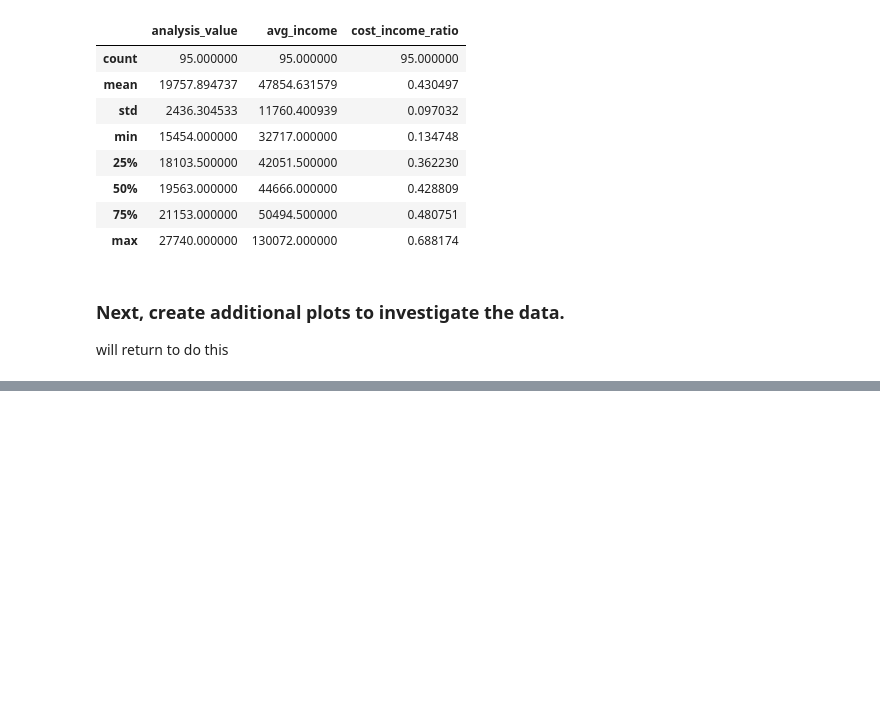
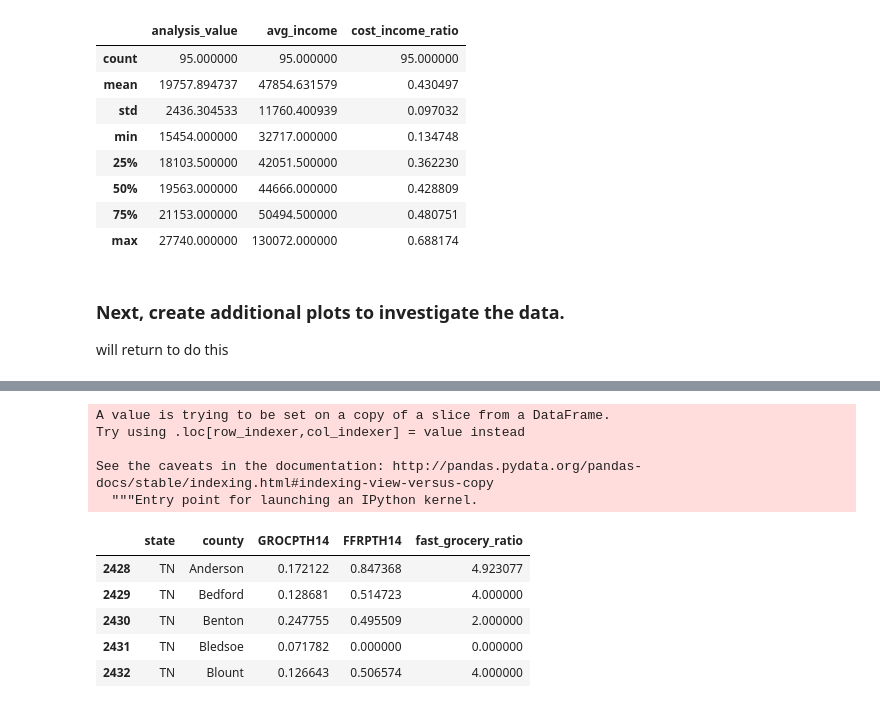
Before and after one commit to norajunef/vanderbilt-data-essentials-cohort-2, a Jupyter notebook: TN Med Health_week1.ipynb, the cells around one changed output, grey strips where cells are left out. Cells and saved outputs as stored; diff of their text form; code cells hidden in the pictures; blank space fills up the shorter version.

```diff
--- a/TN Med Health_week1.ipynb
+++ b/TN Med Health_week1.ipynb
@@ -595,0 +598,3 @@ will return to do this
+# %%
+food_access = pd.read_csv('/Users/nora/Desktop/git/vanderbilt-data-essentials-cohort-2/data/grocery_fastfood.csv')
+food_access.head()
@@ -595,0 +608,3 @@ will return to do this
+# %%
+tn_food_access = food_access.query('State == "TN"')
+tn_food_access.head()
@@ -595,0 +618,3 @@ will return to do this
+# %%
+tn_food_access.columns = ['state', 'county', 'GROCPTH14', 'FFRPTH14']
+tn_food_access.head()
@@ -595,0 +628,15 @@ will return to do this
+# %%
+tn_food_access['fast_grocery_ratio'] = tn_food_access.FFRPTH14 / tn_food_access.GROCPTH14
+tn_food_access.head()
+# %% [output]
+A value is trying to be set on a copy of a slice from a DataFrame.
+Try using .loc[row_indexer,col_indexer] = value instead
+
+See the caveats in the documentation: http://pandas.pydata.org/pandas-docs/stable/indexing.html#indexing-view-versus-copy
+  """Entry point for launching an IPython kernel.
+|  | state | county | GROCPTH14 | FFRPTH14 | fast_grocery_ratio |
+| 2428 | TN | Anderson | 0.172122 | 0.847368 | 4.923077 |
+| 2429 | TN | Bedford | 0.128681 | 0.514723 | 4.000000 |
+| 2430 | TN | Benton | 0.247755 | 0.495509 | 2.000000 |
+| 2431 | TN | Bledsoe | 0.071782 | 0.000000 | 0.000000 |
+| 2432 | TN | Blount | 0.126643 | 0.506574 | 4.000000 |
```
Also changed, not shown: parts of 8 cells of this notebook, 5 other files.
